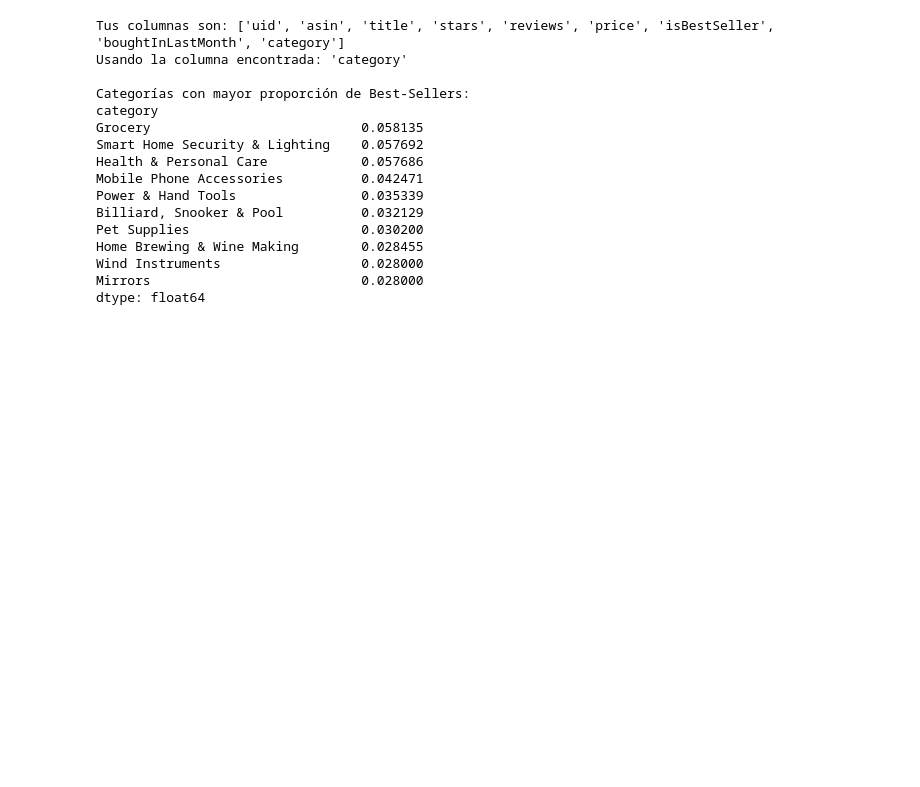
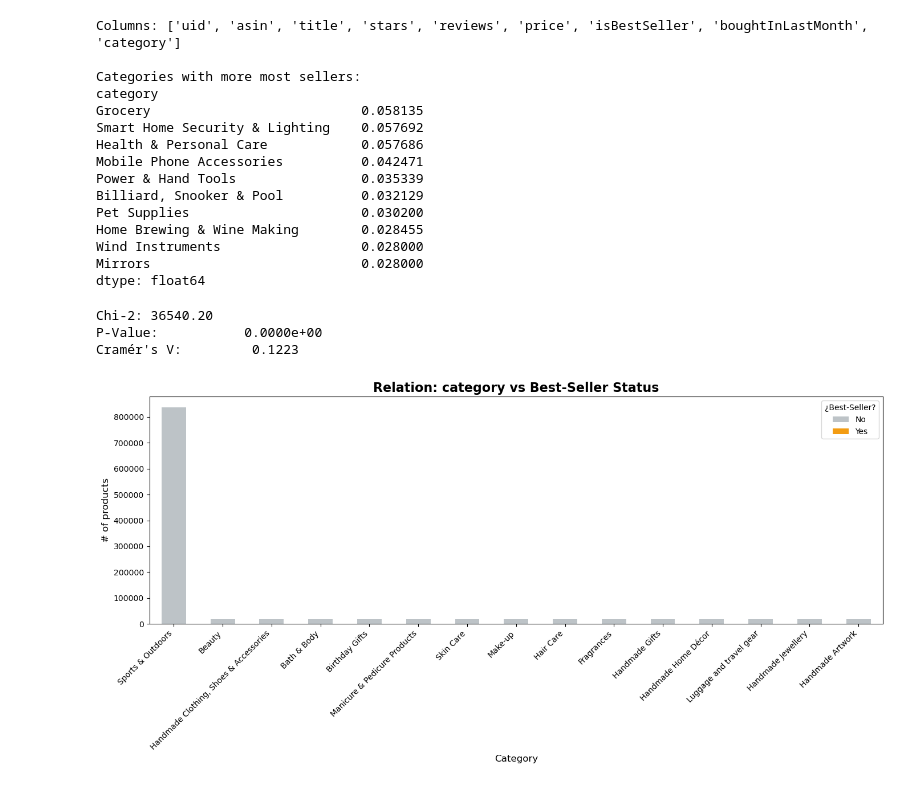
Before and after one commit to paucorreasilva94-lgtm/lab-eda-bivariate, a Jupyter notebook: eda bivarate.ipynb, the cells around one changed output. Saved outputs shown, nothing was run; the diff lists cells and outputs as text; code cells hidden in the pictures; blank space fills up the shorter version.

```diff
--- a/eda bivarate.ipynb
+++ b/eda bivarate.ipynb
@@ -31,29 +31,17 @@ Visualize the relationship between product categories and the best-seller status
 # %%
 #PART 1
-# 1. Ver los nombres reales de las columnas para estar seguros
-print("Tus columnas son:", df.columns.tolist())
+print("Columns:", df.columns.tolist())
+df.columns = df.columns.str.strip() #clean the columns
+col_b = [c for c in df.columns if 'category' in c.lower()][0] #columns to be used
+table_crosstab = pd.crosstab(df[col_b], df['isBestSeller']) #create the tabñe
+proportion_bs = (table_crosstab[True] / table_crosstab.sum(axis=1)).sort_values(ascending=False) #calculate prop
 
-# 2. Limpiar nombres de columnas (elimina espacios en blanco accidentales)
-df.columns = df.columns.str.strip()
-
-# 3. Intentar identificar la columna de categoría automáticamente
-# Buscamos una columna que contenga la palabra 'category'
-col_buscada = [c for c in df.columns if 'category' in c.lower()][0]
-print(f"Usando la columna encontrada: '{col_buscada}'")
-
-# 4. Crear la tabla cruzada con el nombre correcto
-tabla_crosstab = pd.crosstab(df[col_buscada], df['isBestSeller'])
-
-# 5. Calcular la proporción y mostrar
-proporcion_bs = (tabla_crosstab[True] / tabla_crosstab.sum(axis=1)).sort_values(ascending=False)
-
-print("\nCategorías con mayor proporción de Best-Sellers:")
-print(proporcion_bs.head(10))
+print("\nCategories with more most sellers:")
+print(proportion_bs.head(10))
 # %% [output]
-Tus columnas son: ['uid', 'asin', 'title', 'stars', 'reviews', 'price', 'isBestSeller', 'boughtInLastMonth', 'category']
-Usando la columna encontrada: 'category'
+Columns: ['uid', 'asin', 'title', 'stars', 'reviews', 'price', 'isBestSeller', 'boughtInLastMonth', 'category']
 
-Categorías con mayor proporción de Best-Sellers:
+Categories with more most sellers:
 category
 Grocery                           0.058135
 Smart Home Security & Lighting    0.057692
@@ -67,21 +55,43 @@ Wind Instruments                  0.028000
 Mirrors                           0.028000
 dtype: float64
 # %%
+#PART 2
 from scipy.stats import chi2_contingency
 import numpy as np
 
-# 1. Realizar la prueba de Chi-cuadrado (Chi-square test)
-# Esta prueba evalúa si el estatus de best-seller es independiente de la categoría
-chi2, p_val, dof, expected = chi2_contingency(tabla_crosstab)
-
-# 2. Calcular Cramér's V
-# Esta métrica mide la fuerza de la asociación (de 0 a 1)
-n = tabla_crosstab.sum().sum()  # Tamaño de la muestra
-min_dim = min(tabla_crosstab.shape) - 1 # Grados de libertad mínimos
+chi2, p_val, dof, expected = chi2_contingency(table_crosstab) #chi 2
+#calculate cramer v
+n = table_crosstab.sum().sum()  # size
+min_dim = min(table_crosstab.shape) - 1
 cramers_v = np.sqrt(chi2 / (n * min_dim))
 
-# 3. Mostrar resultados
-print(f"--- RESULTADOS ESTADÍSTICOS ---")
-print(f"Valor Chi-cuadrado: {chi2:.2f}")
+print(f"Chi-2: {chi2:.2f}")
 print(f"P-Value:           {p_val:.4e}")
 print(f"Cramér's V:         {cramers_v:.4f}")
+# %% [output]
+Chi-2: 36540.20
+P-Value:           0.0000e+00
+Cramér's V:         0.1223
+# %%
+#PART 3
+import matplotlib.pyplot as plt
+
+col_category = [c for c in df.columns if 'category' in c.lower()][0] #check the columns to be used
+top_15_categories = df[col_category].value_counts().head(15).index #select the top15
+ct_filtered = table_crosstab.loc[top_15_categories] #filter
+
+ax = ct_filtered.plot(kind='bar',
+                      stacked=True,
+                      figsize=(14, 7),
+                      color=['#bdc3c7', '#f39c12'])
+
+plt.title(f'Relation: {col_categoria} vs Best-Seller Status', fontsize=16, fontweight='bold')
+plt.xlabel('Category', fontsize=12)
+plt.ylabel('# of products', fontsize=12)
+plt.legend(title='¿Best-Seller?', labels=['No', 'Yes'], loc='upper right')
+plt.xticks(rotation=45, ha='right')
+
+plt.tight_layout()
+plt.show()
+# %% [output]
+[figure, added]
```
Also changed, not shown: parts of 10 cells of this notebook.
